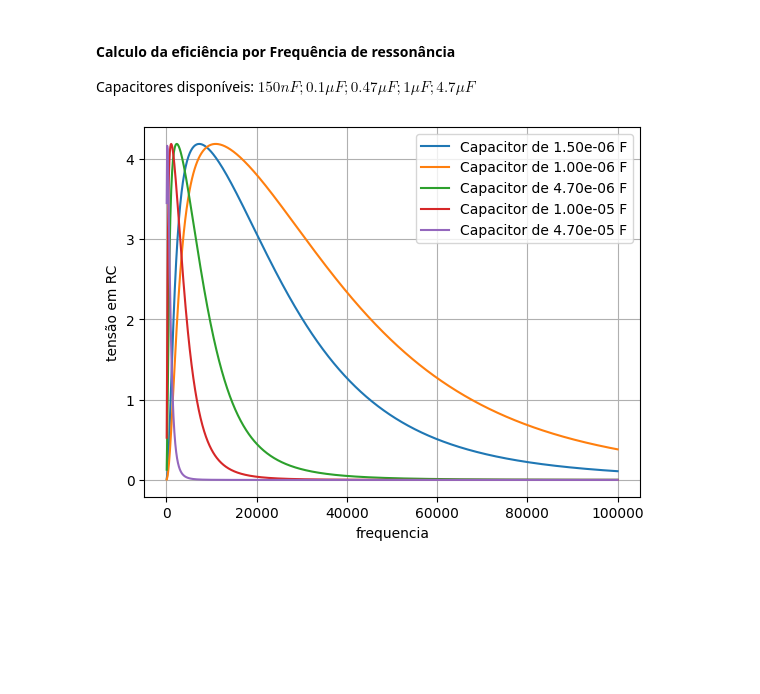
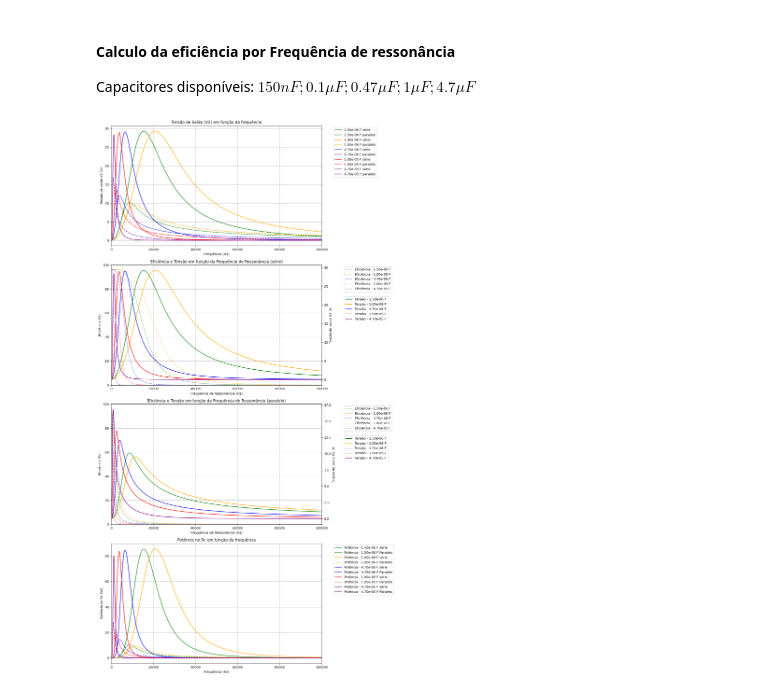
Before and after one commit to SilasAPB/EletroMag, a Jupyter notebook: Simulador Python.ipynb, the cells around one changed output. Saved outputs shown, nothing was run; the diff lists cells and outputs as text; code cells hidden in the pictures; blank space fills up the shorter version.

```diff
--- a/Simulador Python.ipynb
+++ b/Simulador Python.ipynb
@@ -146,43 +146,103 @@ K = 0.2    # Coeficiente de acoplamento
 R1 = 0.2 #Valor de 0.2 arbitrário e recomendado pelo professor, ainda não descoberta
 R2 = 0.2 #Valor de 0.2 arbitrário e recomendado pelo professor, ainda não descoberta
 # %%
-xi = 100   # Hz
-xf = 100000  # Hz
-xnum = 1000
-x = np.linspace(xi,xf,xnum)
-k = 0.2
-r1=2
-r2=1.4
-rc=5
+# Definição do estilo dos gráficos
+fig, (ax1, ax2, ax3, ax4) = plt.subplots(4, 1, figsize=(13, 24))
+cores = ['g', 'orange', 'b', 'r', 'purple', 'cyan', 'magenta', 'yellow', 'black', 'lime']
+linestyles = ['-', '--','-.']
 
-for c in capac_list:
+ax2_twin = ax2.twinx()
+ax3_twin = ax3.twinx()
+
+for i, c in enumerate(capac_list):
     V_serie = []
     V_paralelo = []
     ef_serie = []
     ef_paralelo = []
     P_res_serie = []
     P_res_paralelo = []
 
     for freq in frequencias:
         #calculo dos componentes
         L1 = calcula_indutancia(freq, c)
         L2 = calcula_indutancia(freq, c)
-        R1=0.2
-        R2=0.2
         ZC1, ZL1, ZR1 = impedancia(R1, c, L1, freq)
         ZC2, ZL2, ZR2 = impedancia(R2, c, L2, freq)
         ZM = impedancia_ZM(L1, L2, K, freq)
 
         # Calcular para paralelo
         i1, i2, V2, eficiencia, P_res = Calc_WTP_Projeto(ZR1, ZR2, Rc, ZC1, ZC2, ZL1, ZL2, ZM, Uf,serie=False)
         V_paralelo.append(V2)
         ef_paralelo.append(eficiencia)
         P_res_paralelo.append(P_res)
 
         # Calcular para série
         i1, i2, V2, eficiencia, P_res = Calc_WTP_Projeto(ZR1, ZR2, Rc, ZC1, ZC2, ZL1, ZL2, ZM, Uf,serie=True)
         V_serie.append(V2)
         ef_serie.append(eficiencia)
         P_res_serie.append(P_res)
+
+    # Plotar tensão série e paralelo no primeiro gráfico (ax1)
+    ax1.plot(frequencias, V_serie, label=f'{c:.2e} F série', color=cores[i], linestyle=linestyles[0])
+    ax1.plot(frequencias, V_paralelo, label=f'{c:.2e} F paralelo', color=cores[i], linestyle=linestyles[1])
+
+    # Plotar eficiência de serie no segundo gráfico (ax2)
+    ax2.plot(frequencias, ef_serie, label=f'Eficiência - {c:.2e} F', color=cores[i], linestyle=linestyles[1], alpha=0.5)
+    ax2_twin.plot(frequencias, V_serie, label=f'Tensão - {c:.2e} F', color=cores[i], linestyle=linestyles[0])
+
+    # Plotar eficiência de paralelo no terceiro gráfico (ax3)
+    ax3.plot(frequencias, ef_paralelo, label=f'Eficiência - {c:.2e} F', color=cores[i], linestyle=linestyles[1], alpha=0.5)
+    ax3_twin.plot(frequencias, V_paralelo, label=f'Tensão - {c:.2e} F', color=cores[i], linestyle=linestyles[0])
+
+    #plotando potencia
+    ax4.plot(frequencias, P_res_serie, label=f'Potência - {c:.2e} F série', color=cores[i], linestyle=linestyles[0])
+    ax4.plot(frequencias, P_res_paralelo, label=f'Potência - {c:.2e} F Paralelo', color=cores[i], linestyle=linestyles[1])
+
+# Configurações do gráfico de tensões (ax1)
+ax1.set_title("Tensão de Saída (V2) em função da frequência")
+ax1.set_xlabel("Frequência (Hz)")
+ax1.set_ylabel("Tensão de saída V2 (V)")
+ax1.legend(loc="upper left", bbox_to_anchor=(1.05, 1))
+ax1.set_xlim(0, 100e3)  # Limite dos valores de frequêcia é até 100kHz
+ax1.grid(True)
+
+# Configurações do gráfico de eficiência (ax2)
+ax2.set_title("Eficiência e Tensão em função da Frequência de Ressonância (série)")
+ax2.set_xlabel("Frequência de Ressonância (Hz)")
+ax2.set_ylabel("Eficiência (%)")
+ax2.legend(loc="upper left", bbox_to_anchor=(1.1, 1))
+ax2.set_xlim(0, 100e3)
+ax2.set_ylim(0, 100)
+ax2.grid(True)
+
+# Adicionar a legenda para o eixo secundário (twinx) do ax2
+ax2_twin.set_ylabel("Tensão de saída V2 (V)")
+ax2_twin.legend(loc="upper left", bbox_to_anchor=(1.1, 0.75))  # Legenda do twin
+
+# Configurações do gráfico de eficiência (ax3)
+ax3.set_title("Eficiência e Tensão em função da Frequência de Ressonância (paralelo)")
+ax3.set_xlabel("Frequência de Ressonância (Hz)")
+ax3.set_ylabel("Eficiência (%)")
+ax3.legend(loc="upper left", bbox_to_anchor=(1.1, 1))
+ax3.set_xlim(0, 100e3)
+ax3.set_ylim(0, 100)
+ax3.grid(True)
+
+# Adicionar a legenda para o eixo secundário (twinx) do ax3
+ax3_twin.set_ylabel("Tensão de saída V2 (V)")
+ax3_twin.legend(loc="upper left", bbox_to_anchor=(1.1, 0.75))  # Legenda do twin
+
+ax4.set_title("Potência no Rc em função da frequência")
+ax4.set_xlabel("Frequência (Hz)")
+ax4.set_ylabel("Potência no Rc (W)")
+ax4.legend(loc="upper left", bbox_to_anchor=(1.05, 1))
+ax4.set_xlim(0, 100e3)
+ax4.grid(True)
+
+# Ajustar layout para não sobrepor elementos
+plt.tight_layout()
+
+# Exibir gráfico
+plt.show()
 # %% [output]
-[figure, old version]
+[figure, new version]
```
